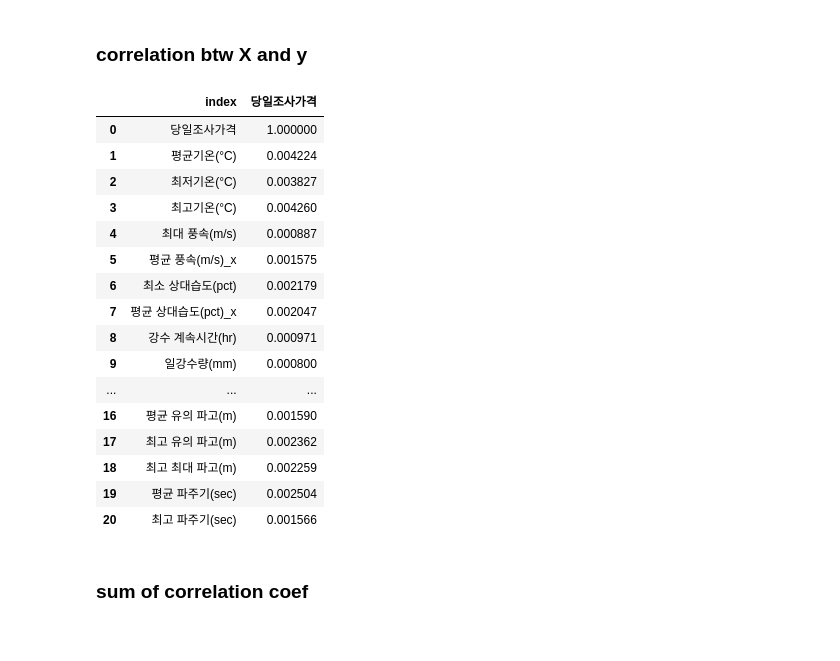
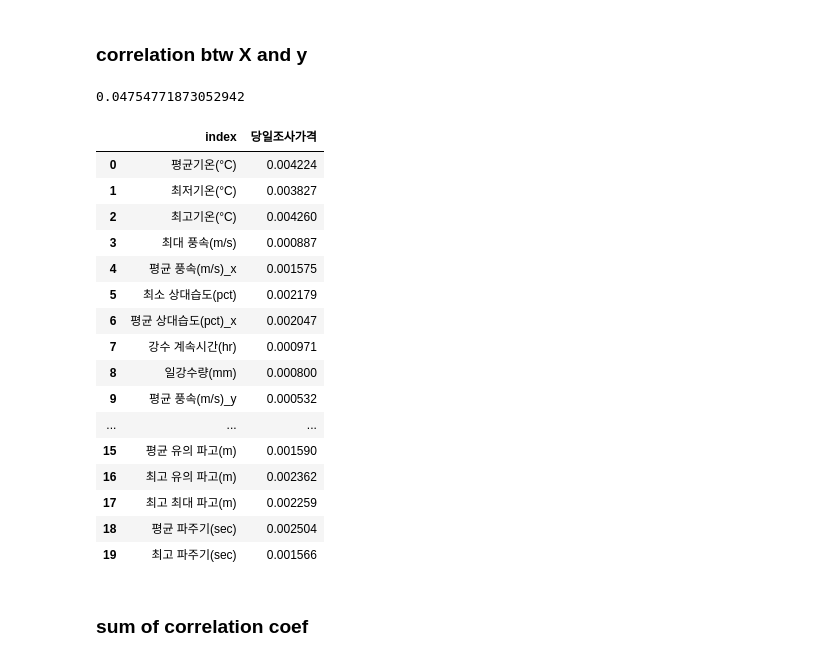
Before and after one commit to meowpunch/bobsim-research, a Jupyter notebook: src/main/python/correlation.ipynb, the cells around one changed output. Cells and saved outputs as stored; diff of their text form; code cells hidden in the pictures.

```diff
--- a/src/main/python/correlation.ipynb
+++ b/src/main/python/correlation.ipynb
@@ -45,9 +43,9 @@ import pandas as pd
 w_df = pd.merge(
             t_df, m_df,
             how='inner', on="일시"
-        )
+        ).reset_index()
 
-w_df.head(5)
+w_df.head(10)
 # %% [output]
 |  | 일시 | 평균기온(°C) | 최저기온(°C) | 최고기온(°C) | 최대 풍속(m/s) | 평균 풍속(m/s)_x | 최소 상대습도(pct) | 평균 상대습도(pct)_x | ... |
 | 0 | 2019-08-01 | 28.048422 | 24.331579 | 32.701054 | 3.921053 | 1.669474 | 58.642105 | 79.241051 | ... |
@@ -160,26 +158,28 @@ origin_corr
 # %% [markdown]
 ### correlation btw X and y
 # %%
-corr_target = abs(origin_corr["당일조사가격"])
+corr_target = abs(origin_corr["당일조사가격"].drop("당일조사가격"))
+print(corr_target.sum())
 corr_target.reset_index()
 # %% [output]
+0.04754771873052942
 |  | index | 당일조사가격 |
-| 0 | 당일조사가격 | 1.000000 |
-| 1 | 평균기온(°C) | 0.004224 |
-| 2 | 최저기온(°C) | 0.003827 |
-| 3 | 최고기온(°C) | 0.004260 |
-| 4 | 최대 풍속(m/s) | 0.000887 |
-| 5 | 평균 풍속(m/s)_x | 0.001575 |
-| 6 | 최소 상대습도(pct) | 0.002179 |
-| 7 | 평균 상대습도(pct)_x | 0.002047 |
-| 8 | 강수 계속시간(hr) | 0.000971 |
-| 9 | 일강수량(mm) | 0.000800 |
+| 0 | 평균기온(°C) | 0.004224 |
+| 1 | 최저기온(°C) | 0.003827 |
+| 2 | 최고기온(°C) | 0.004260 |
+| 3 | 최대 풍속(m/s) | 0.000887 |
+| 4 | 평균 풍속(m/s)_x | 0.001575 |
+| 5 | 최소 상대습도(pct) | 0.002179 |
+| 6 | 평균 상대습도(pct)_x | 0.002047 |
+| 7 | 강수 계속시간(hr) | 0.000971 |
+| 8 | 일강수량(mm) | 0.000800 |
+| 9 | 평균 풍속(m/s)_y | 0.000532 |
 | ... | ... | ... |
-| 16 | 평균 유의 파고(m) | 0.001590 |
-| 17 | 최고 유의 파고(m) | 0.002362 |
-| 18 | 최고 최대 파고(m) | 0.002259 |
-| 19 | 평균 파주기(sec) | 0.002504 |
-| 20 | 최고 파주기(sec) | 0.001566 |
+| 15 | 평균 유의 파고(m) | 0.001590 |
+| 16 | 최고 유의 파고(m) | 0.002362 |
+| 17 | 최고 최대 파고(m) | 0.002259 |
+| 18 | 평균 파주기(sec) | 0.002504 |
+| 19 | 최고 파주기(sec) | 0.001566 |
 # %% [markdown]
 ### sum of correlation coef
 # %%
```
Also changed, not shown: parts of 45 cells of this notebook.
